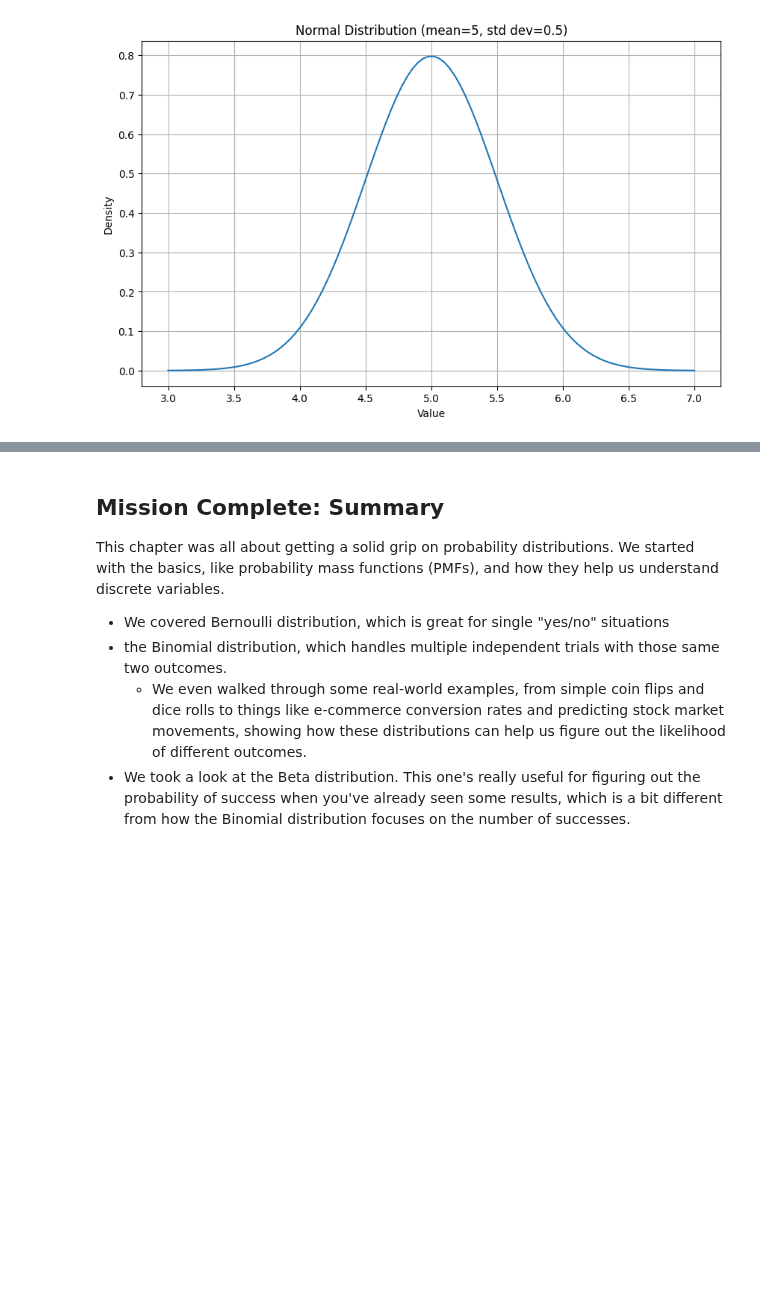
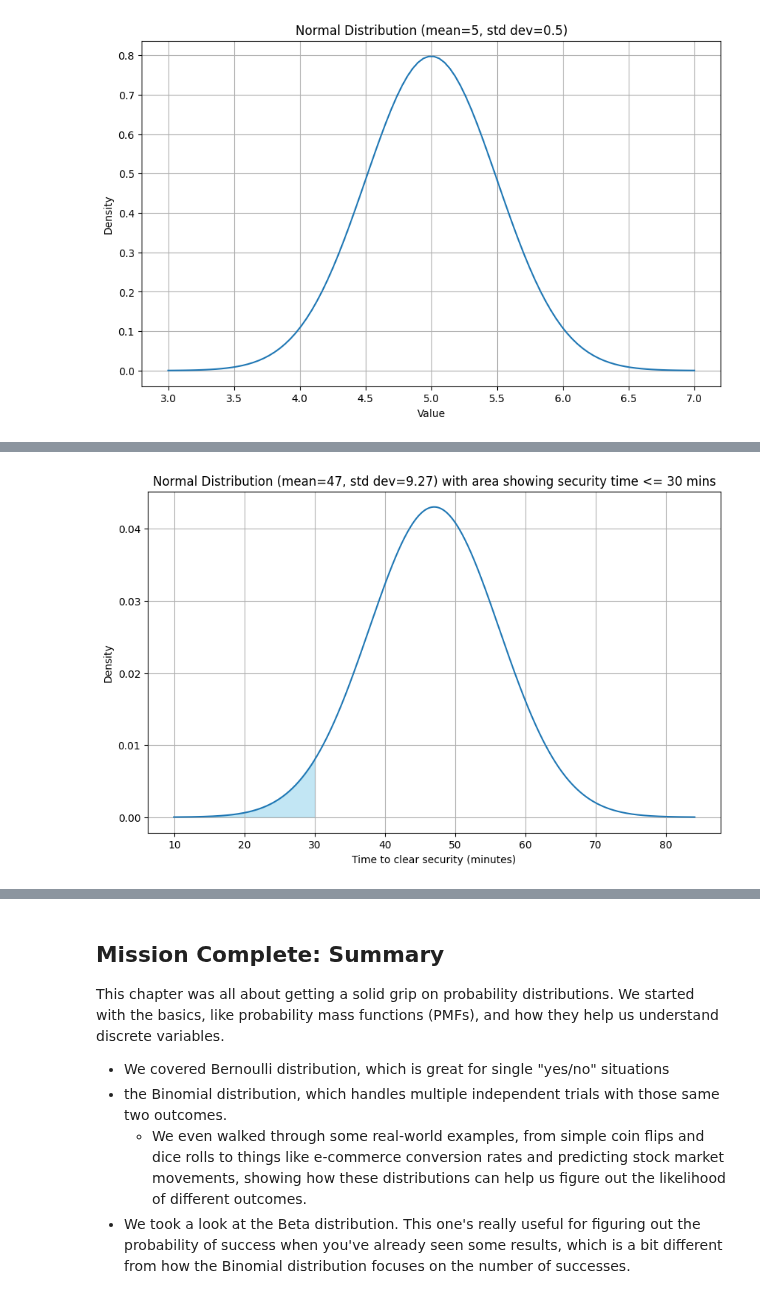
Before and after one commit to RohanRanshinge/causal-inference, a Jupyter notebook: zero-to-hero-bsts/PART_I-Bayesian-Statistics/04-Probability-Distributions.ipynb, the cells around one changed output, grey strips where cells are left out. Saved outputs shown, nothing was run; the diff lists cells and outputs as text; code cells hidden in the pictures; blank space fills up the shorter version.

```diff
--- a/zero-to-hero-bsts/PART_I-Bayesian-Statistics/04-Probability-Distributions.ipynb
+++ b/zero-to-hero-bsts/PART_I-Bayesian-Statistics/04-Probability-Distributions.ipynb
@@ -530,0 +587,34 @@ Normal distributions have a great feature where 68% of the data lies within 1std
+# %%
+import matplotlib.pyplot as plt
+import numpy as np
+from scipy.stats import norm
+
+# Parameters for the Normal distribution
+mean = 47
+std_dev = 9.27
+
+# Generate x-values
+x = np.linspace(mean - 4 * std_dev, mean + 4 * std_dev, 1000)
+
+# Calculate the probability density function (PDF) for each x-value
+pdf_values = norm.pdf(x, mean, std_dev)
+
+# Create the plot
+plt.figure(figsize=(10, 6))
+plt.plot(x, pdf_values)
+
+# Highlight the area under the curve from -infinity to 30
+x_fill = np.linspace(mean - 4 * std_dev, 30, 100)
+pdf_fill = norm.pdf(x_fill, mean, std_dev)
+plt.fill_between(x_fill, pdf_fill, color='skyblue', alpha=0.5)
+
+# Add labels and title
+plt.xlabel("Time to clear security (minutes)")
+plt.ylabel("Density")
+plt.title(f"Normal Distribution (mean={mean}, std dev={std_dev}) with area showing security time <= 30 mins")
+plt.grid(True)
+
+# Display the plot
+plt.show()
+# %% [output]
+[figure, added]
```
Also changed, not shown: parts of 12 cells of this notebook.
